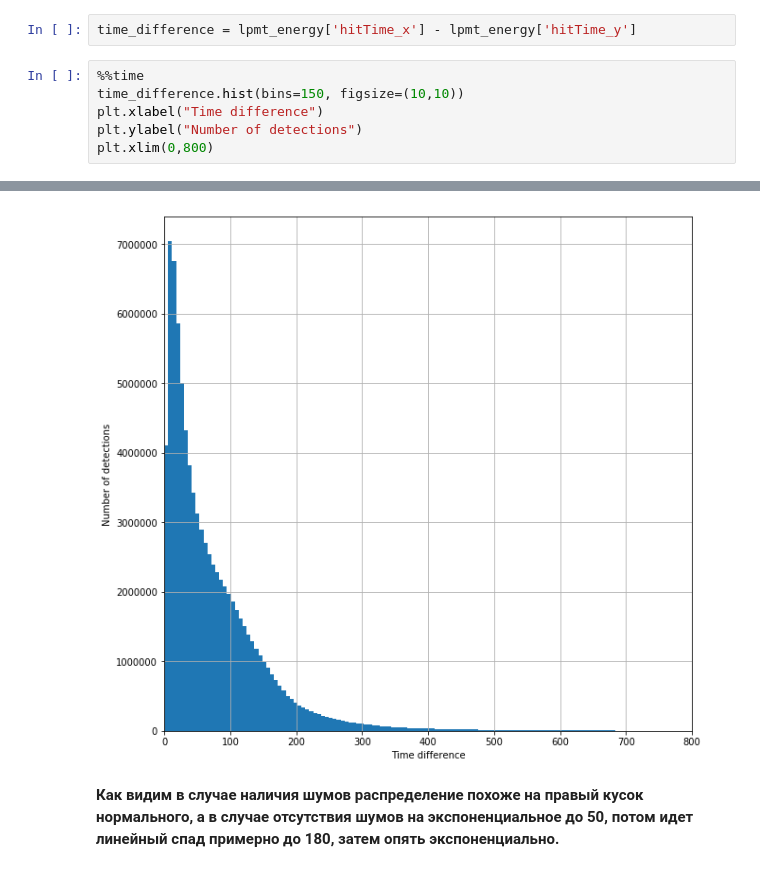
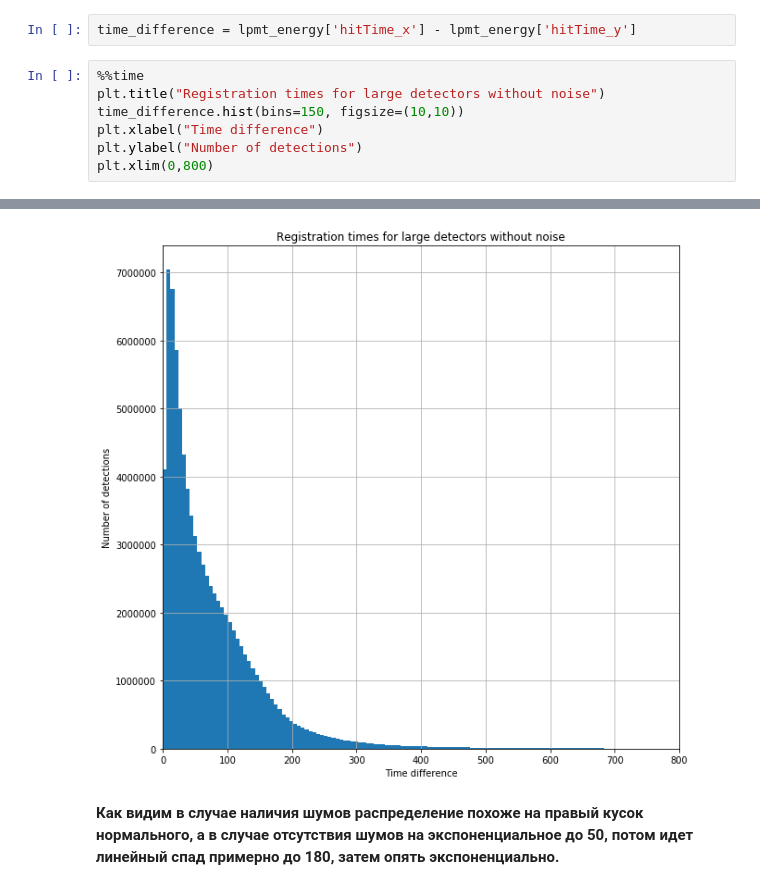
Before and after one commit to VProv/JUNO, a Jupyter notebook: notebooks/EDA.ipynb, the cells around one changed output, grey strips where cells are left out. Cells and saved outputs as stored; diff of their text form.

```diff
--- a/notebooks/EDA.ipynb
+++ b/notebooks/EDA.ipynb
@@ -147,6 +148,7 @@ lpmt_energy = lpmt_energy.merge(event, left_on='event', right_on='event_id')
 time_difference = lpmt_energy['hitTime_x'] - lpmt_energy['hitTime_y']
 # %%
 %%time
+plt.title("Registration times for large detectors without noise")
 time_difference.hist(bins=150, figsize=(10,10))
 plt.xlabel("Time difference")
 plt.ylabel("Number of detections")
@@ -157,4 +159,4 @@ Wall time: 1.53 s
-[figure, old version]
+[figure, new version]
 # %% [markdown]
 **Как видим в случае наличия шумов распределение похоже на правый кусок нормального, а в случае отсутствия шумов на экспоненциальное до 50, потом идет линейный спад примерно до 180, затем опять экспоненциально.**
 # %% [markdown]
```
Also changed, not shown: parts of 9 cells of this notebook.
